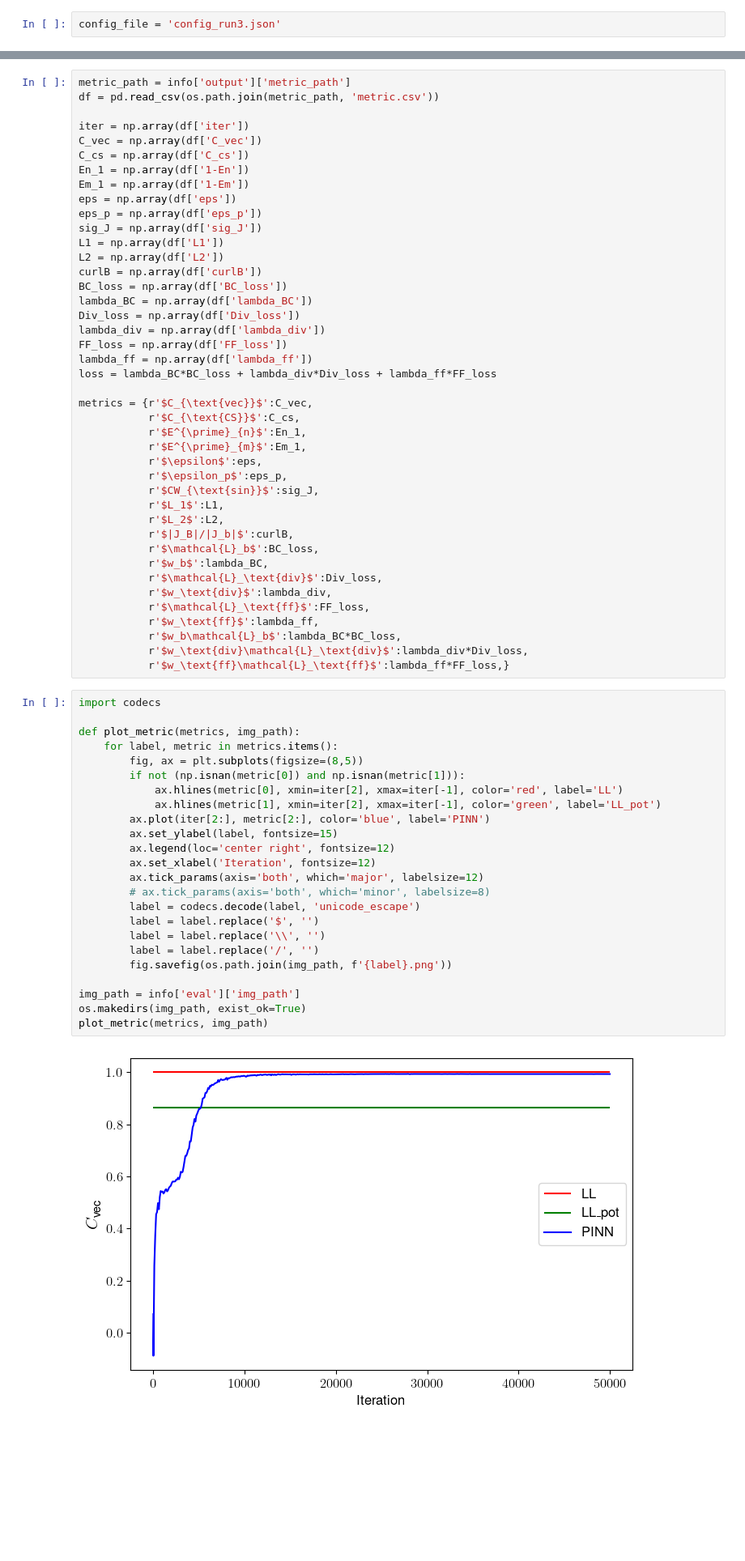
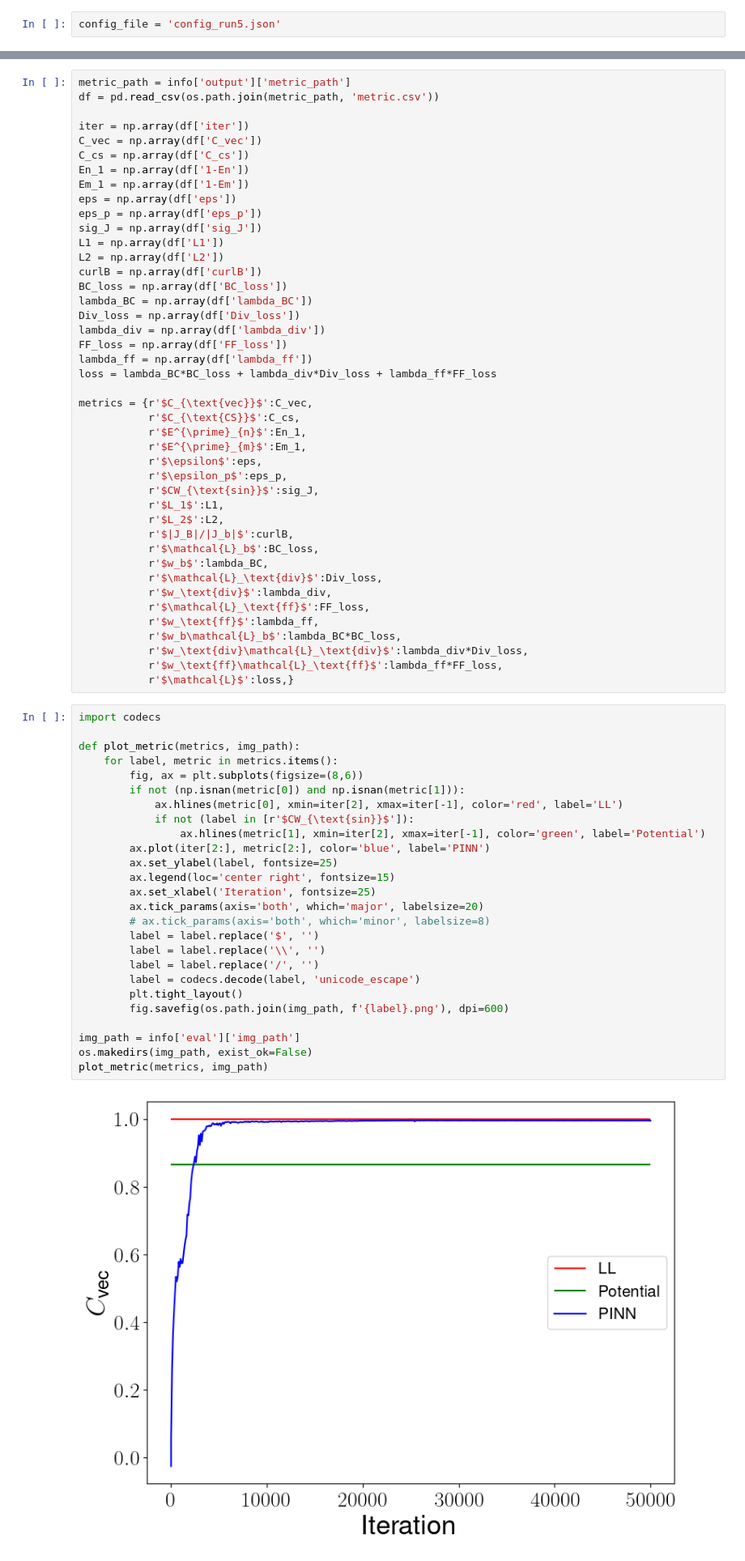
Before and after one commit to mgjeon/2023_PINN-study, a Jupyter notebook: 03_eval.ipynb, the cells around one changed output, grey strips where cells are left out. Shown at 81% size. Drawn from its saved outputs; the diff is of its cells as text; blank space fills up the shorter version.

```diff
--- a/03_eval.ipynb
+++ b/03_eval.ipynb
@@ -1,5 +1,5 @@
 # %%
-config_file = 'config_run3.json'
+config_file = 'config_run5.json'
 # %% [markdown]
 # Eval
 # %%
@@ -60,30 +61,33 @@ metrics = {r'$C_{\text{vec}}$':C_vec,
            r'$w_\text{ff}$':lambda_ff,
            r'$w_b\mathcal{L}_b$':lambda_BC*BC_loss,
            r'$w_\text{div}\mathcal{L}_\text{div}$':lambda_div*Div_loss,
-           r'$w_\text{ff}\mathcal{L}_\text{ff}$':lambda_ff*FF_loss,}
+           r'$w_\text{ff}\mathcal{L}_\text{ff}$':lambda_ff*FF_loss,
+           r'$\mathcal{L}$':loss,}
 # %%
 import codecs
 
 def plot_metric(metrics, img_path):
     for label, metric in metrics.items():
-        fig, ax = plt.subplots(figsize=(8,5))
+        fig, ax = plt.subplots(figsize=(8,6))
         if not (np.isnan(metric[0]) and np.isnan(metric[1])):
             ax.hlines(metric[0], xmin=iter[2], xmax=iter[-1], color='red', label='LL')
-            ax.hlines(metric[1], xmin=iter[2], xmax=iter[-1], color='green', label='LL_pot')
+            if not (label in [r'$CW_{\text{sin}}$']):
+                ax.hlines(metric[1], xmin=iter[2], xmax=iter[-1], color='green', label='Potential')
         ax.plot(iter[2:], metric[2:], color='blue', label='PINN')
-        ax.set_ylabel(label, fontsize=15)
-        ax.legend(loc='center right', fontsize=12)
-        ax.set_xlabel('Iteration', fontsize=12)
-        ax.tick_params(axis='both', which='major', labelsize=12)
+        ax.set_ylabel(label, fontsize=25)
+        ax.legend(loc='center right', fontsize=15)
+        ax.set_xlabel('Iteration', fontsize=25)
+        ax.tick_params(axis='both', which='major', labelsize=20)
         # ax.tick_params(axis='both', which='minor', labelsize=8)
-        label = codecs.decode(label, 'unicode_escape')
         label = label.replace('$', '')
         label = label.replace('\\', '')
         label = label.replace('/', '')
-        fig.savefig(os.path.join(img_path, f'{label}.png'))
+        label = codecs.decode(label, 'unicode_escape')
+        plt.tight_layout()
+        fig.savefig(os.path.join(img_path, f'{label}.png'), dpi=600)
 
 img_path = info['eval']['img_path']
-os.makedirs(img_path, exist_ok=True)
+os.makedirs(img_path, exist_ok=False)
 plot_metric(metrics, img_path)
 # %% [output]
-[figure, old version]
+[figure, new version]
```
Also changed, not shown: parts of 2 cells of this notebook, 26 other files.
